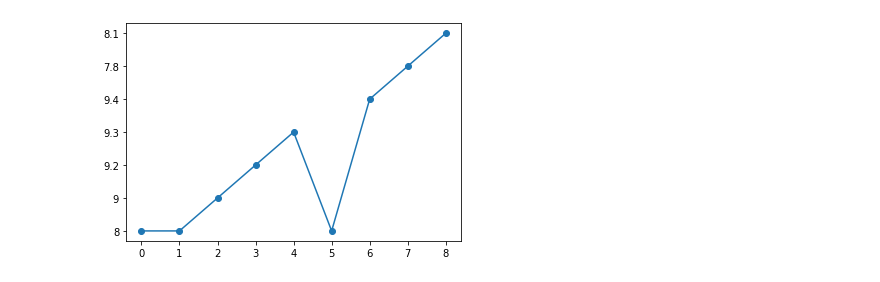
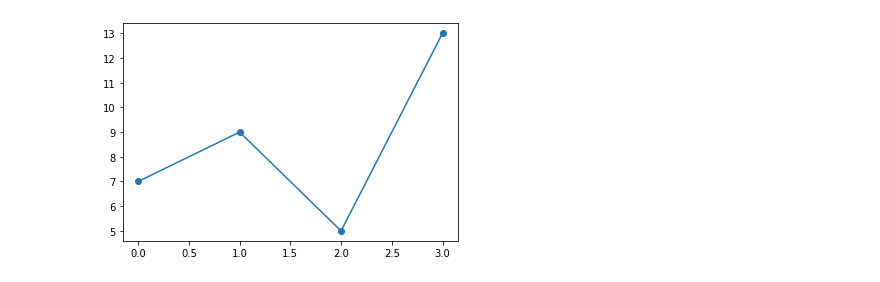
Before and after one commit to sreekar-1726/c-practice, a Jupyter notebook: Untitled19.ipynb, the cells around one changed output. Saved outputs shown, nothing was run; the diff lists cells and outputs as text; code cells hidden in the pictures.

```diff
--- a/Untitled19.ipynb
+++ b/Untitled19.ipynb
@@ -25,10 +56,10 @@ plt.show()
 # %%
 import matplotlib.pyplot as plt
 import numpy as np
 
-ypoints = np.array(['8','8','9','9.2','9.3','8','9.4','7.8','8.1'])
+ypoints = np.array([7, 9, 5, 13])
 
 plt.plot(ypoints, marker = 'o')
 plt.show()
 # %% [output]
-[figure, old version]
+[figure, new version]
```
Also changed, not shown: parts of 15 cells of this notebook.
